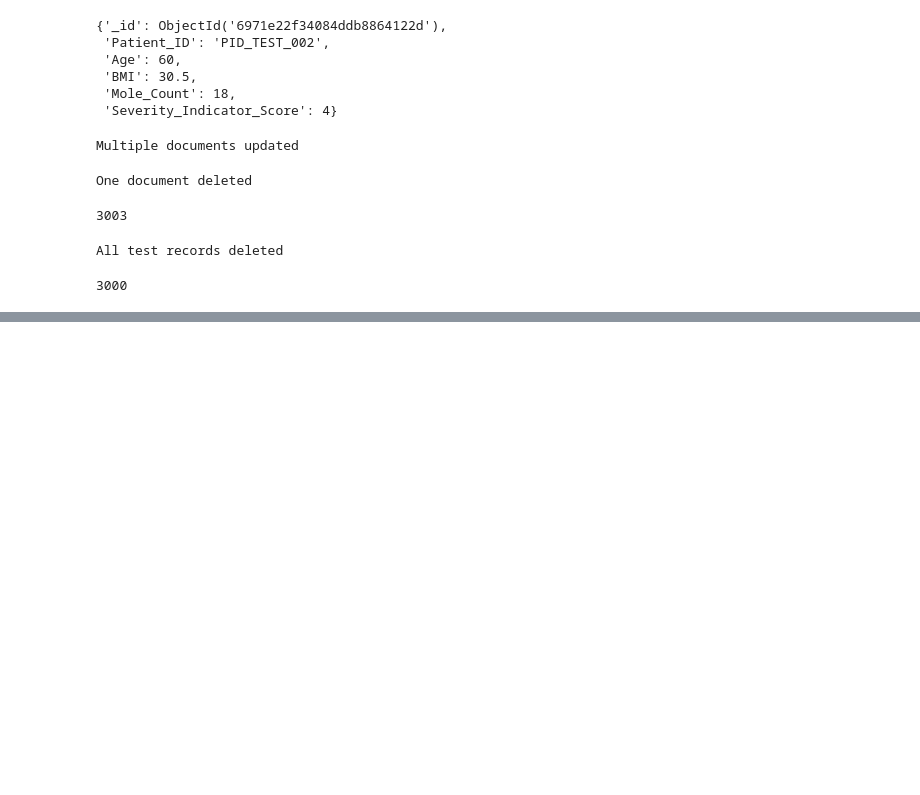
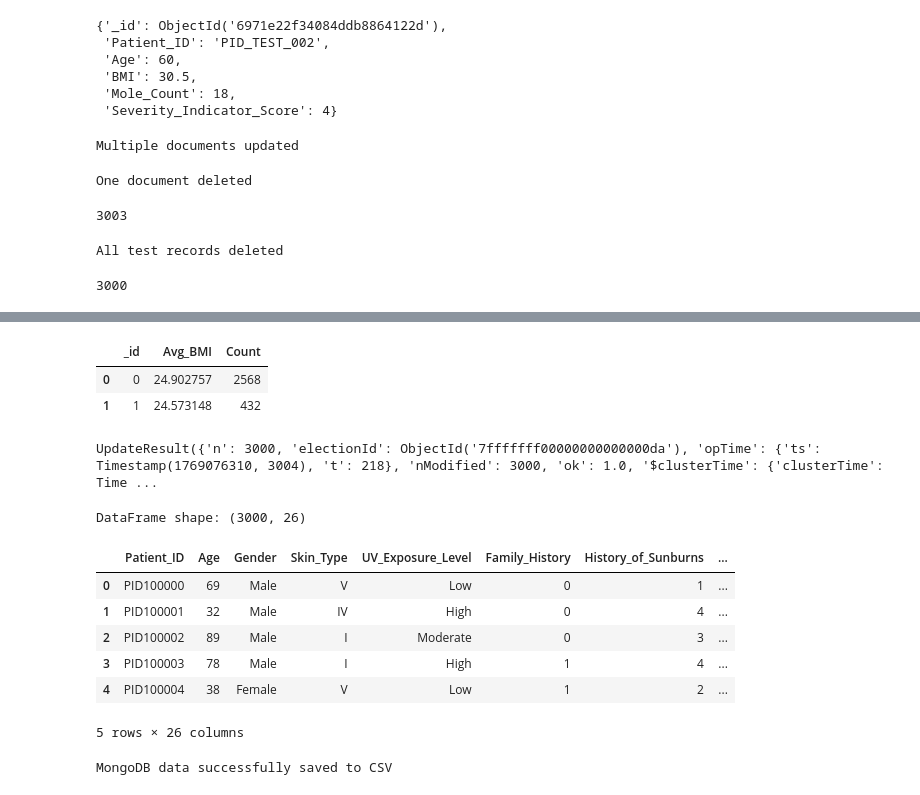
Before and after one commit to rajagowtham0/week-1, a Jupyter notebook: Week1_Day4.ipynb, the cells around one changed output, grey strips where cells are left out. Drawn from its saved outputs; the diff is of its cells as text; code cells hidden in the pictures; blank space fills up the shorter version.

Commit message:
performed some deletion and exported the mongodb to csv

```diff
--- a/Week1_Day4.ipynb
+++ b/Week1_Day4.ipynb
@@ -262,0 +279,21 @@ collection.count_documents({})
+# %%
+pipeline = [
+    {"$group": {
+        "_id": "$Cancer_Diagnosis",
+        "Avg_BMI": {"$avg": "$BMI"},
+        "Count": {"$sum": 1}
+    }}
+]
+
+pd.DataFrame(list(collection.aggregate(pipeline)))
+# %% [output]
+|  | _id | Avg_BMI | Count |
+| 0 | 0 | 24.902757 | 2568 |
+| 1 | 1 | 24.573148 | 432 |
+# %%
+collection.update_many(
+    {},
+    {"$set": {"Dataset_Version": "v1.0"}}
+)
+# %% [output]
+UpdateResult({'n': 3000, 'electionId': ObjectId('7fffffff00000000000000da'), 'opTime': {'ts': Timestamp(1769076310, 3004), 't': 218}, 'nModified': 3000, 'ok': 1.0, '$clusterTime': {'clusterTime': Time ...
@@ -262,0 +302,26 @@ collection.count_documents({})
+# %%
+data = list(
+    collection.find(
+        {},
+        {"_id": 0}   # exclude MongoDB internal ID
+    )
+)
+# %%
+df = pd.DataFrame(data)
+
+print("DataFrame shape:", df.shape)
+df.head()
+# %% [output]
+DataFrame shape: (3000, 26)
+|  | Patient_ID | Age | Gender | Skin_Type | UV_Exposure_Level | Family_History | History_of_Sunburns | ... |
+| 0 | PID100000 | 69 | Male | V | Low | 0 | 1 | ... |
+| 1 | PID100001 | 32 | Male | IV | High | 0 | 4 | ... |
+| 2 | PID100002 | 89 | Male | I | Moderate | 0 | 3 | ... |
+| 3 | PID100003 | 78 | Male | I | High | 1 | 4 | ... |
+| 4 | PID100004 | 38 | Female | V | Low | 1 | 2 | ... |
+5 rows × 26 columns
+# %%
+df.to_csv(r"C:\Users\rajak\Downloads\mongodb_patient_records.csv", index=False)
+print("MongoDB data successfully saved to CSV")
+# %% [output]
+MongoDB data successfully saved to CSV
```
Also changed, not shown: parts of 2 cells of this notebook, 1 other file.
